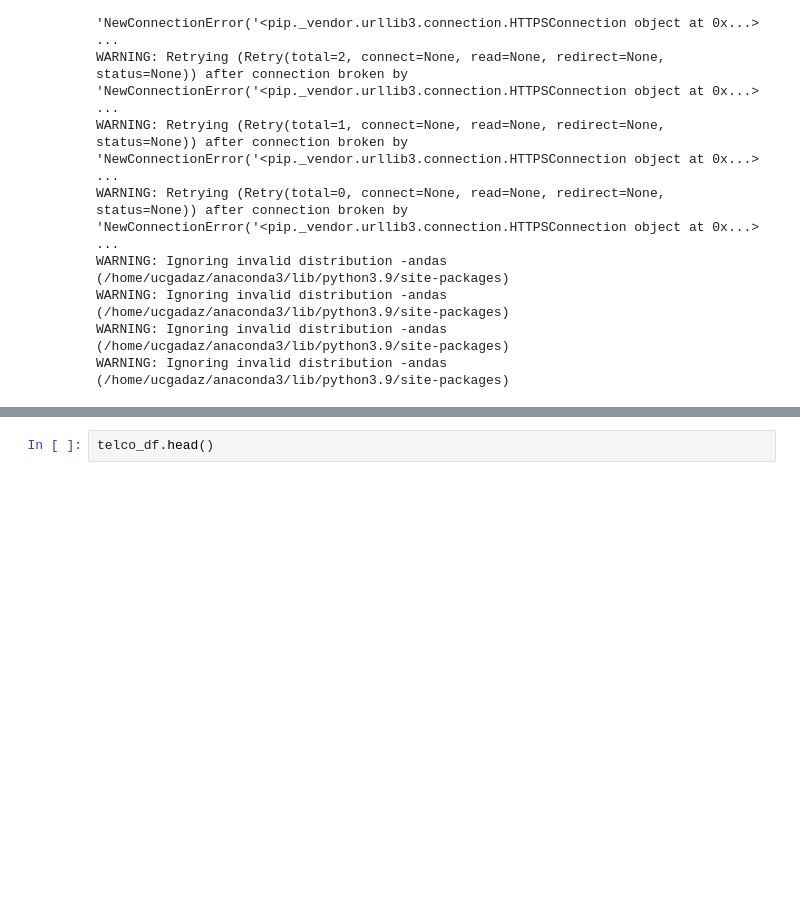
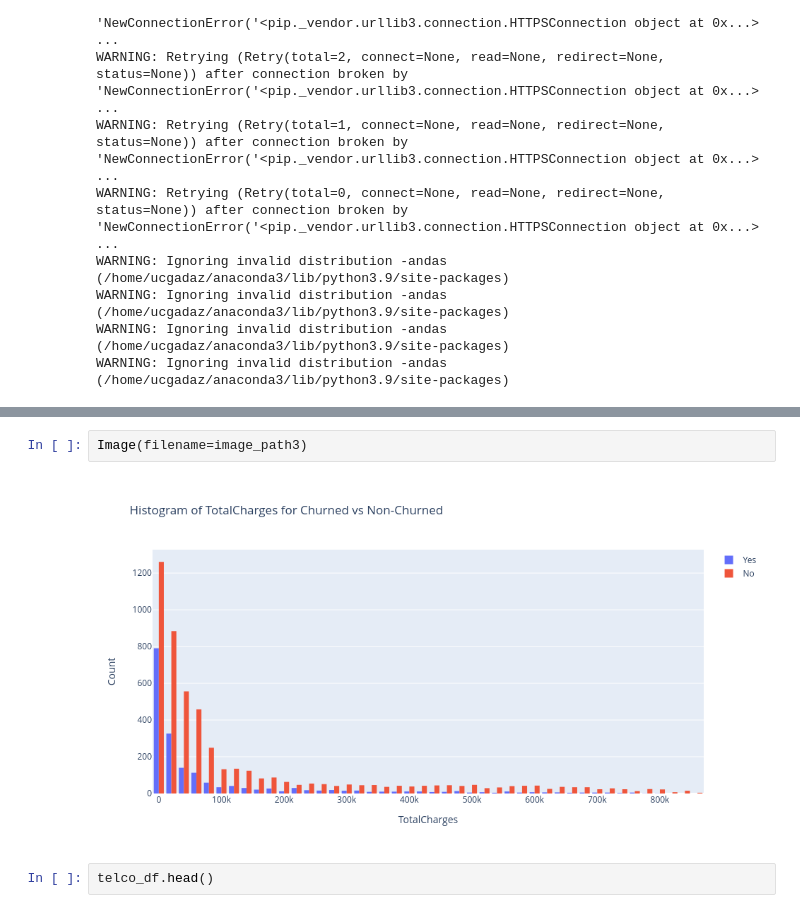
Before and after one commit to Ucgadaz/Telecom-Churn-Prediction, a Jupyter notebook: Wrangling.ipynb, the cells around one changed output, grey strips where cells are left out. Saved outputs shown, nothing was run; the diff lists cells and outputs as text; blank space fills up the shorter version.

```diff
--- a/Wrangling.ipynb
+++ b/Wrangling.ipynb
@@ -307,3 +313,7 @@ Image(filename=image_path1)
+# %%
+Image(filename=image_path3)
+# %% [output]
+[figure, added]
 # %%
 telco_df.head()
 # %% [output]
```
Also changed, not shown: parts of 31 cells of this notebook.
